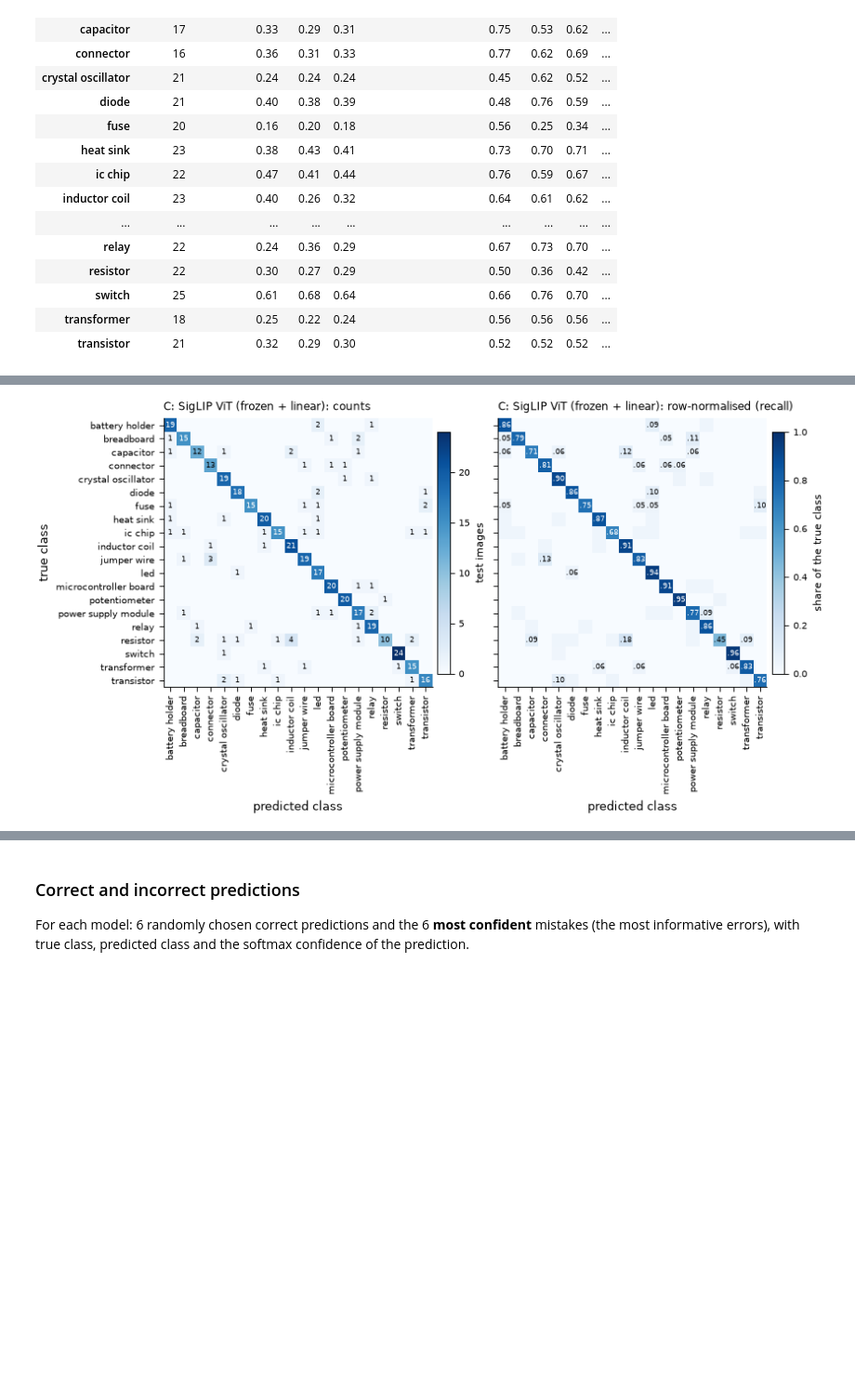
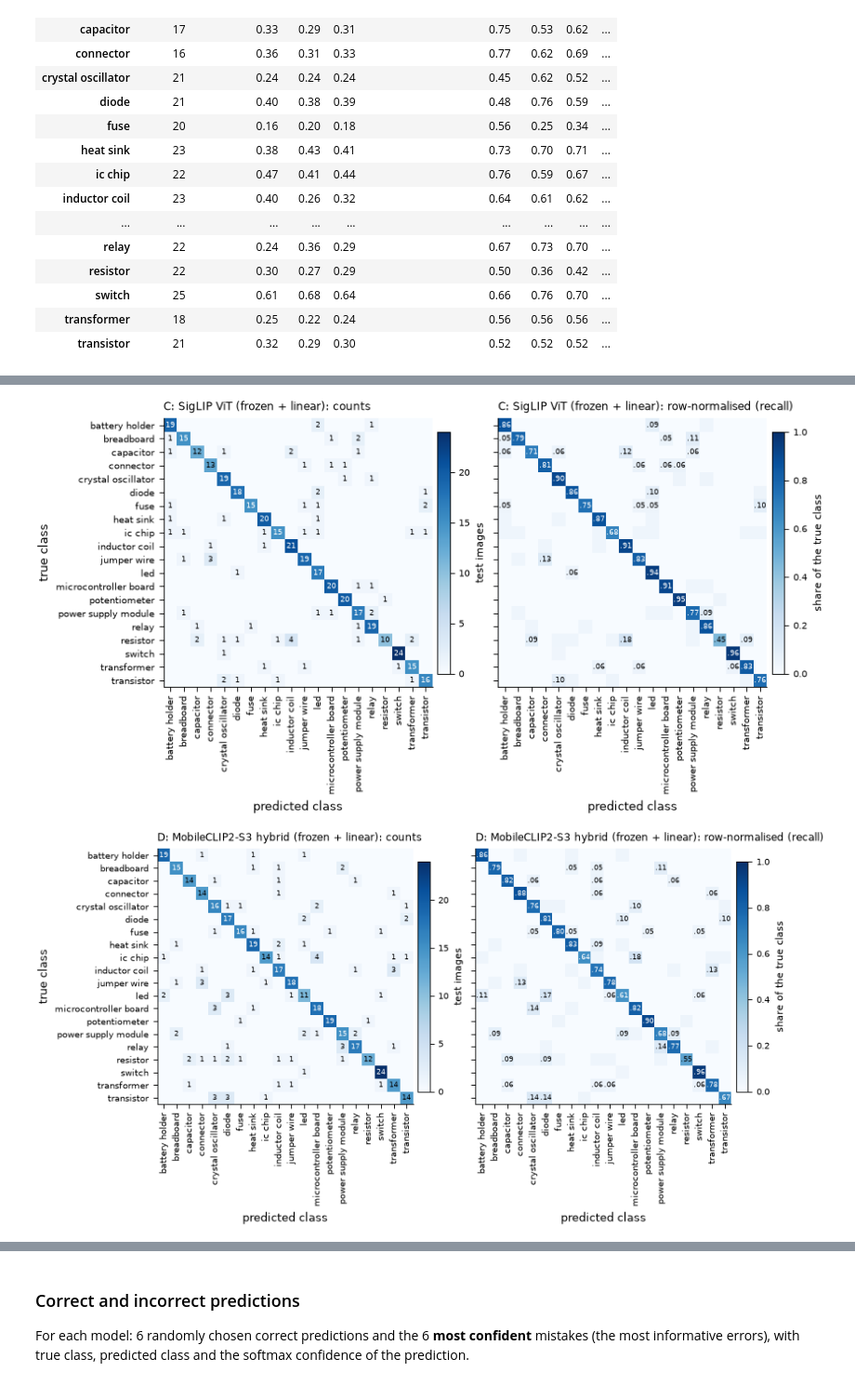
Before and after one commit to Vaperizer2/626-Project, a Jupyter notebook: notebooks/ITRI626_three_models.ipynb, the cells around one changed output, grey strips where cells are left out. Shown at 93% size. Cells and saved outputs as stored; diff of their text form; code cells hidden in the pictures; blank space fills up the shorter version.

```diff
--- a/notebooks/ITRI626_three_models.ipynb
+++ b/notebooks/ITRI626_three_models.ipynb
@@ -485,8 +527,12 @@ display(wide.style.format("{:.2f}", subset=wide.columns[1:]).background_gradient
 # %%
 for n in H.MAIN:
     cm = metrics["models"][n]["test"]["confusion"]
     fig = H.fig_confusion(cm, classes, n); H.save(fig, f"fig06_confusion_{n}"); plt.show()
+# the report's grid: the four count matrices on one shared colour scale
+fig = H.fig_confusion_grid({n: metrics["models"][n]["test"]["confusion"] for n in H.MAIN}, classes)
+H.save(fig, "fig06_confusion_grid"); plt.show()
 # %% [output]
 [figure]
 [figure]
 [figure]
+[figure, added]
```
Also changed, not shown: parts of 28 cells of this notebook, 31 other files.
